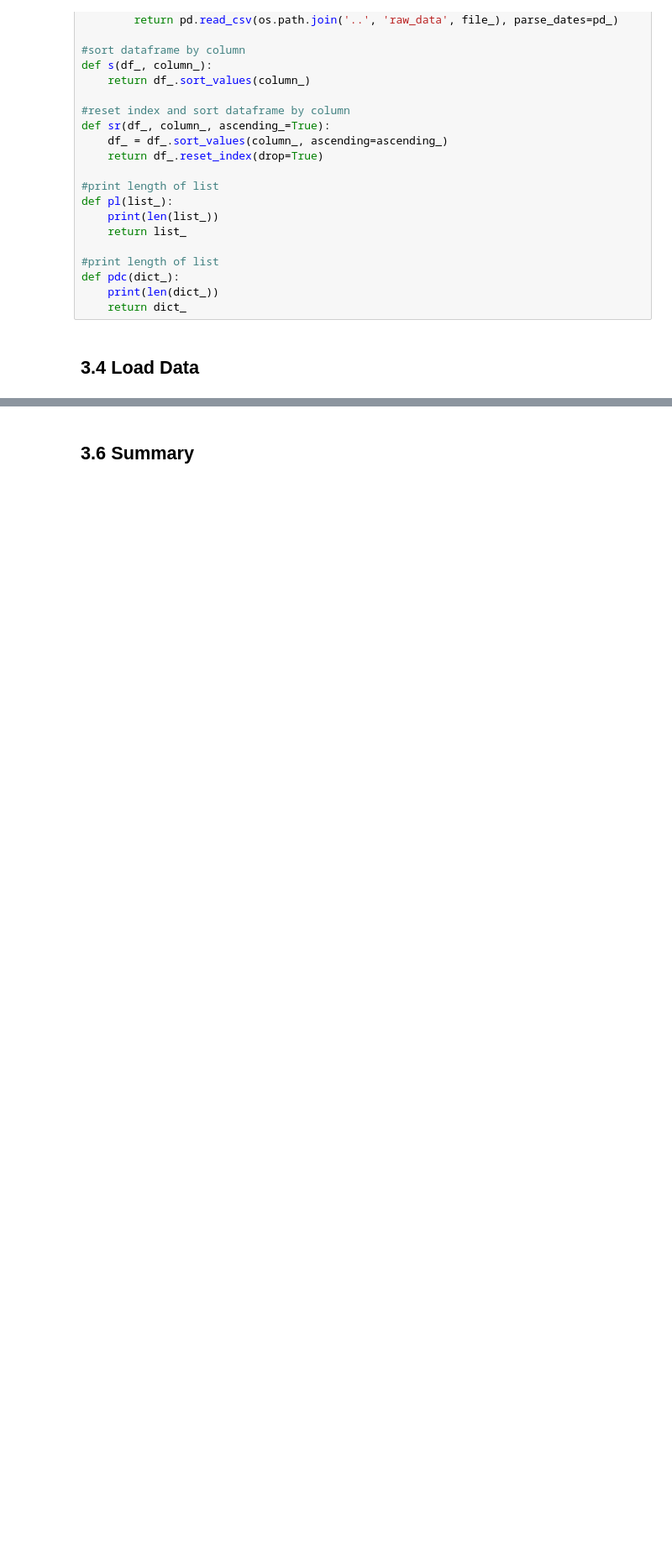
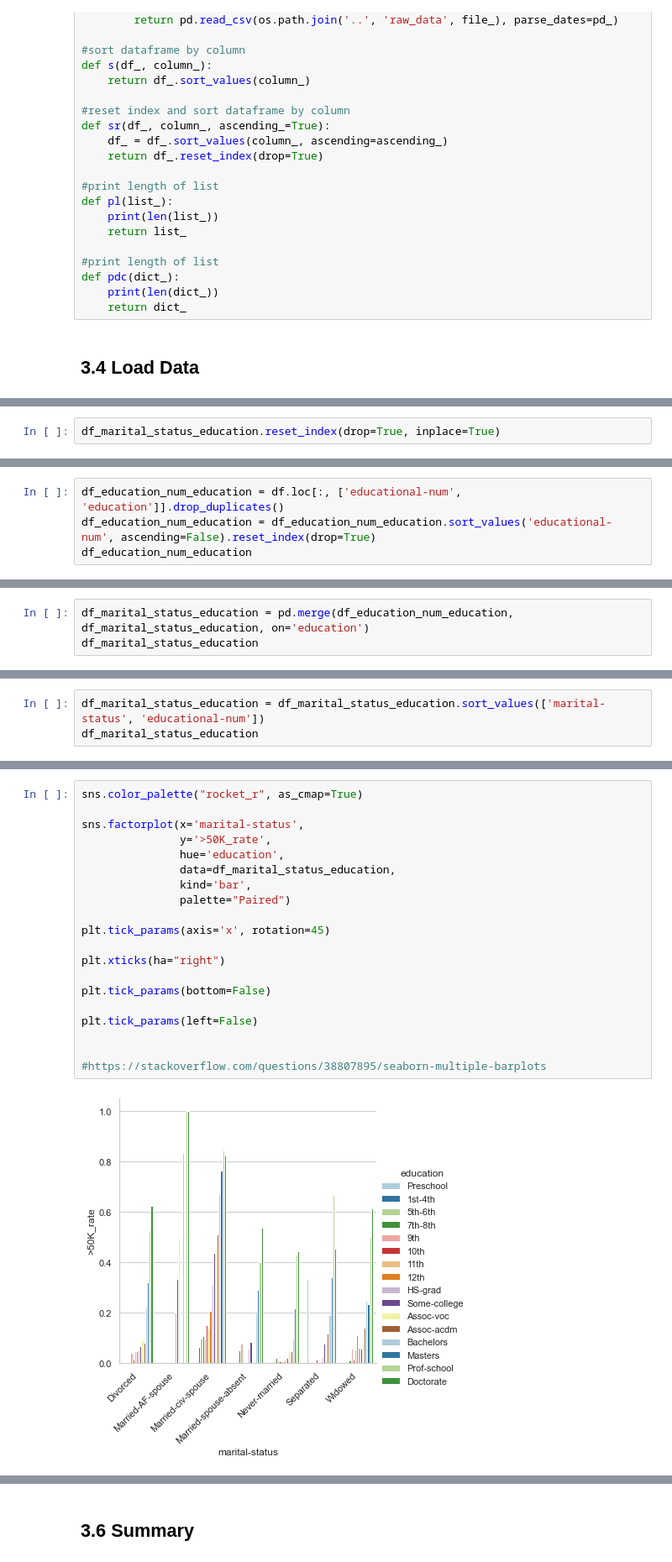
Before and after one commit to pauljacob/mini_projects, a Jupyter notebook: casfad_adult_income/03_Exploratory_Data_Analysis/03_exploratory_data_analysis_multiple_bar_chart.ipynb, the cells around one changed output, grey strips where cells are left out. Shown at 84% size. Cells and saved outputs as stored; diff of their text form; blank space fills up the shorter version.

```diff
--- a/casfad_adult_income/03_Exploratory_Data_Analysis/03_exploratory_data_analysis_multiple_bar_chart.ipynb
+++ b/casfad_adult_income/03_Exploratory_Data_Analysis/03_exploratory_data_analysis_multiple_bar_chart.ipynb
@@ -173,0 +209,2 @@ KeyError: 'income'
+# %%
+df_marital_status_education.reset_index(drop=True, inplace=True)
@@ -173,0 +231,4 @@ KeyError: 'income'
+# %%
+df_education_num_education = df.loc[:, ['educational-num', 'education']].drop_duplicates()
+df_education_num_education = df_education_num_education.sort_values('educational-num', ascending=False).reset_index(drop=True)
+df_education_num_education
@@ -173,0 +253,3 @@ KeyError: 'income'
+# %%
+df_marital_status_education = pd.merge(df_education_num_education, df_marital_status_education, on='education')
+df_marital_status_education
@@ -173,0 +274,3 @@ KeyError: 'income'
+# %%
+df_marital_status_education = df_marital_status_education.sort_values(['marital-status', 'educational-num'])
+df_marital_status_education
@@ -173,0 +295,22 @@ KeyError: 'income'
+# %%
+sns.color_palette("rocket_r", as_cmap=True)
+
+sns.factorplot(x='marital-status',
+               y='>50K_rate',
+               hue='education',
+               data=df_marital_status_education,
+               kind='bar',
+               palette="Paired")
+
+plt.tick_params(axis='x', rotation=45)
+
+plt.xticks(ha="right")
+
+plt.tick_params(bottom=False)
+
+plt.tick_params(left=False)
+
+
+#https://stackoverflow.com/questions/38807895/seaborn-multiple-barplots
+# %% [output]
+[figure, added]
```
Also changed, not shown: parts of 21 cells of this notebook, 4 other files.
